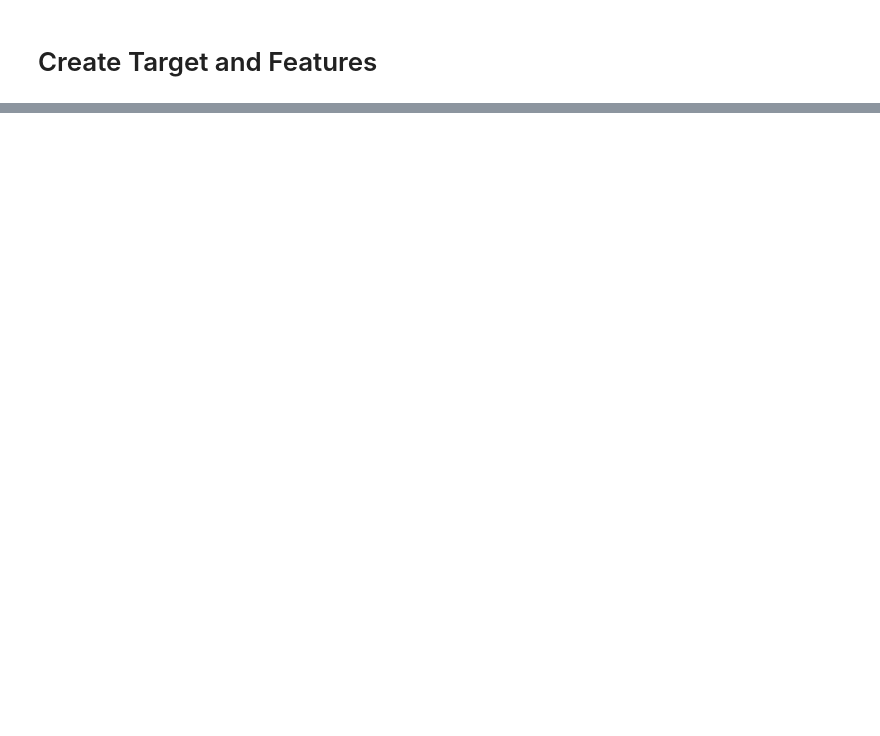
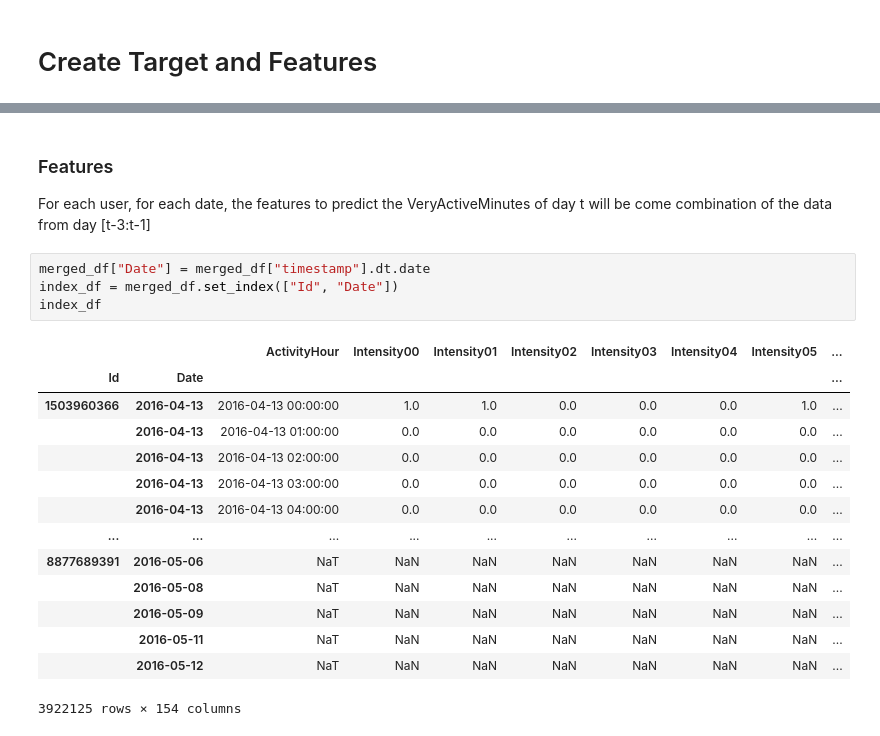
Before and after one commit to adamkhakhar/fitbit, a Jupyter notebook: EDA.ipynb, the cells around one changed output, grey strips where cells are left out. Drawn from its saved outputs; the diff is of its cells as text; blank space fills up the shorter version.

Commit message:
data wrangling and target creation

```diff
--- a/EDA.ipynb
+++ b/EDA.ipynb
@@ -299,0 +423,22 @@ time timestamp 0
+# %% [markdown]
+### Features
+For each user, for each date, the features to predict the VeryActiveMinutes of day t will be come combination of the data from day [t-3:t-1]
+# %%
+merged_df["Date"] = merged_df["timestamp"].dt.date
+index_df = merged_df.set_index(["Id", "Date"])
+index_df
+# %% [output]
+|  |  | ActivityHour | Intensity00 | Intensity01 | Intensity02 | Intensity03 | Intensity04 | Intensity05 | ... |
+| Id | Date |  |  |  |  |  |  |  | ... |
+| 1503960366 | 2016-04-13 | 2016-04-13 00:00:00 | 1.0 | 1.0 | 0.0 | 0.0 | 0.0 | 1.0 | ... |
+|  | 2016-04-13 | 2016-04-13 01:00:00 | 0.0 | 0.0 | 0.0 | 0.0 | 0.0 | 0.0 | ... |
+|  | 2016-04-13 | 2016-04-13 02:00:00 | 0.0 | 0.0 | 0.0 | 0.0 | 0.0 | 0.0 | ... |
+|  | 2016-04-13 | 2016-04-13 03:00:00 | 0.0 | 0.0 | 0.0 | 0.0 | 0.0 | 0.0 | ... |
+|  | 2016-04-13 | 2016-04-13 04:00:00 | 0.0 | 0.0 | 0.0 | 0.0 | 0.0 | 0.0 | ... |
+| ... | ... | ... | ... | ... | ... | ... | ... | ... | ... |
+| 8877689391 | 2016-05-06 | NaT | NaN | NaN | NaN | NaN | NaN | NaN | ... |
+|  | 2016-05-08 | NaT | NaN | NaN | NaN | NaN | NaN | NaN | ... |
+|  | 2016-05-09 | NaT | NaN | NaN | NaN | NaN | NaN | NaN | ... |
+|  | 2016-05-11 | NaT | NaN | NaN | NaN | NaN | NaN | NaN | ... |
+|  | 2016-05-12 | NaT | NaN | NaN | NaN | NaN | NaN | NaN | ... |
+3922125 rows × 154 columns
```
Also changed, not shown: parts of 8 cells of this notebook.
